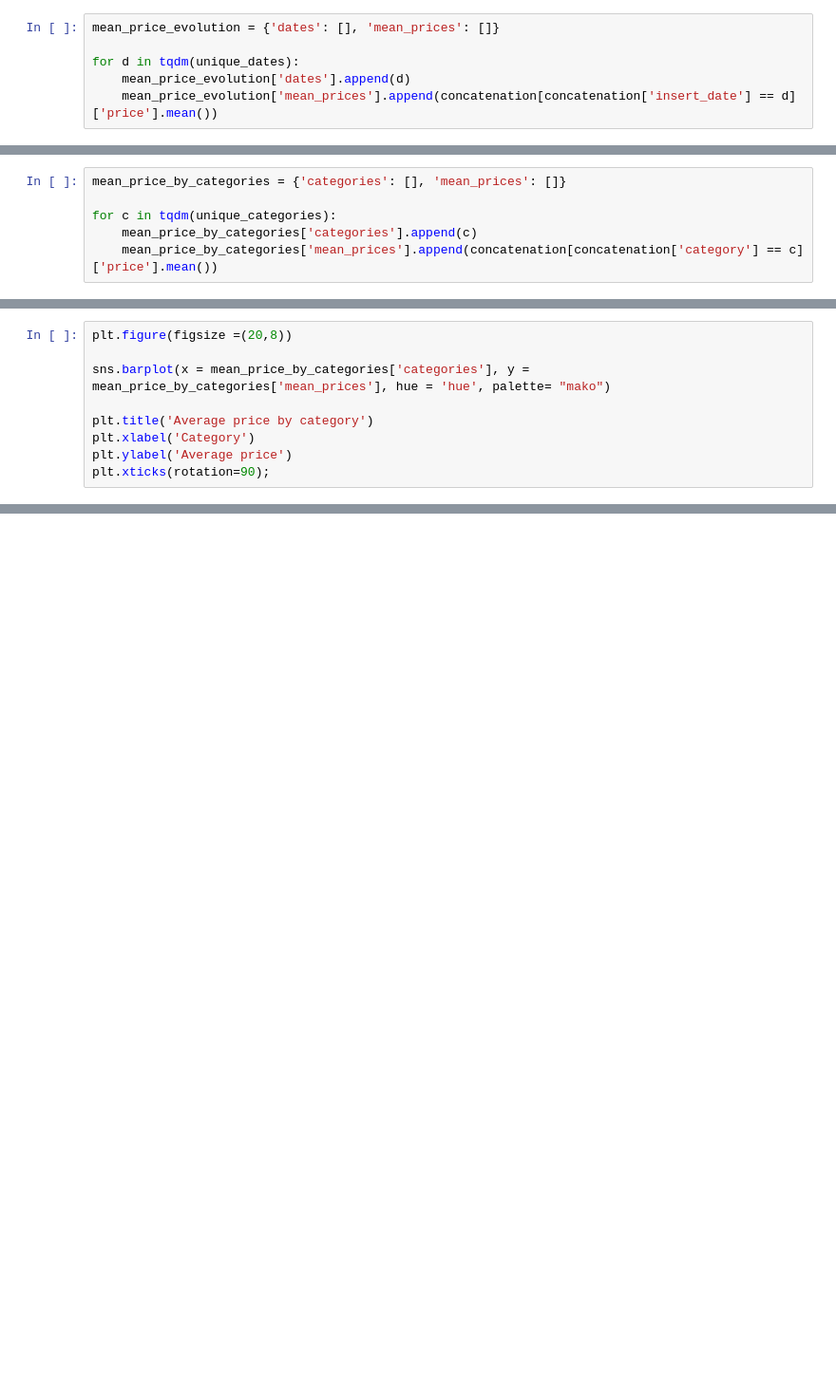
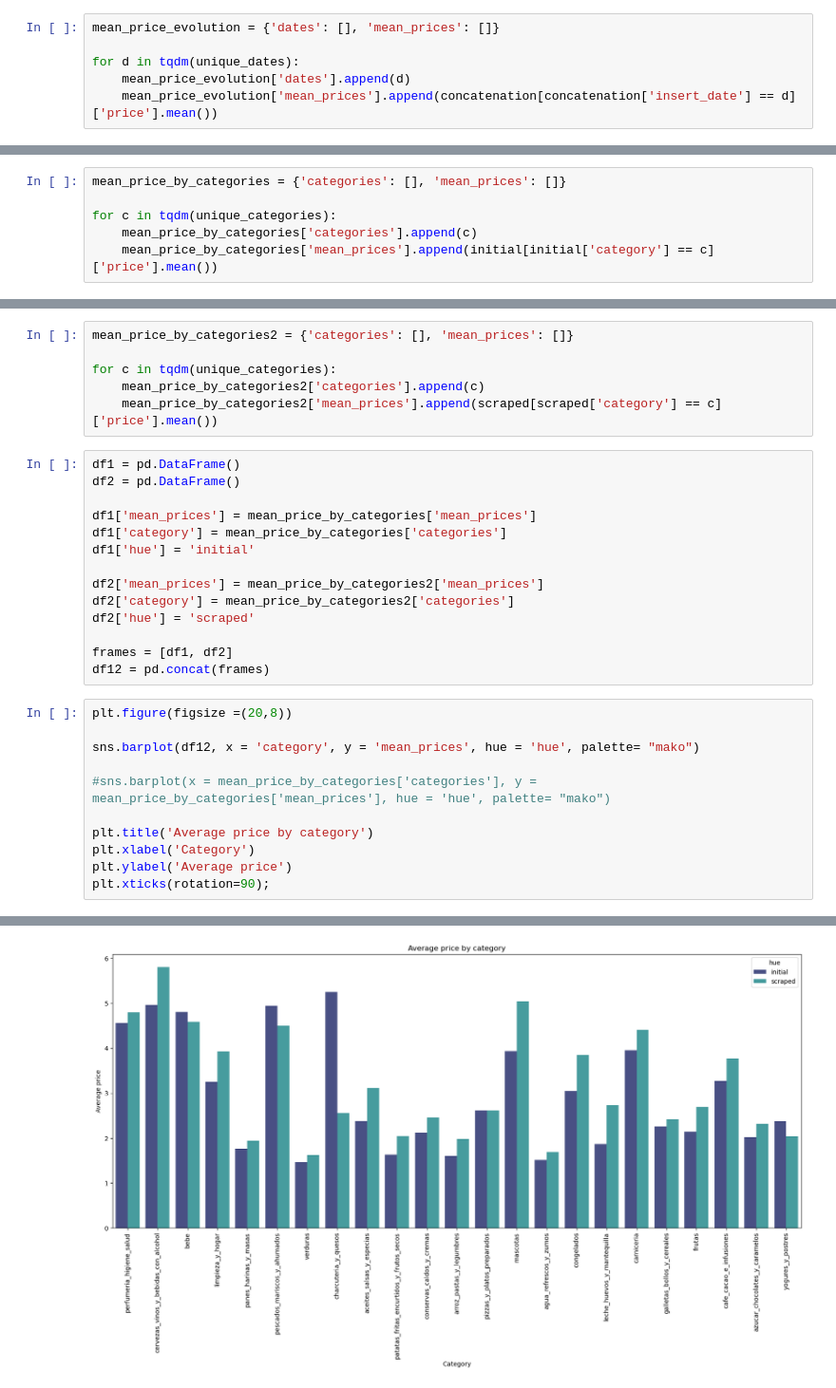
Before and after one commit to juanmolera/ETL-project, a Jupyter notebook: notebooks/test.ipynb, the cells around one changed output, grey strips where cells are left out. Shown at 95% size. Drawn from its saved outputs; the diff is of its cells as text; blank space fills up the shorter version.

```diff
--- a/notebooks/test.ipynb
+++ b/notebooks/test.ipynb
@@ -88,4 +78,4 @@ mean_price_by_categories = {'categories': [], 'mean_prices': []}
 
 for c in tqdm(unique_categories):
     mean_price_by_categories['categories'].append(c)
-    mean_price_by_categories['mean_prices'].append(concatenation[concatenation['category'] == c]['price'].mean())
+    mean_price_by_categories['mean_prices'].append(initial[initial['category'] == c]['price'].mean())
@@ -123,7 +82,29 @@ KeyboardInterrupt:
+# %%
+mean_price_by_categories2 = {'categories': [], 'mean_prices': []}
+
+for c in tqdm(unique_categories):
+    mean_price_by_categories2['categories'].append(c)
+    mean_price_by_categories2['mean_prices'].append(scraped[scraped['category'] == c]['price'].mean())
+# %%
+df1 = pd.DataFrame()
+df2 = pd.DataFrame()
+
+df1['mean_prices'] = mean_price_by_categories['mean_prices']
+df1['category'] = mean_price_by_categories['categories']
+df1['hue'] = 'initial'
+
+df2['mean_prices'] = mean_price_by_categories2['mean_prices']
+df2['category'] = mean_price_by_categories2['categories']
+df2['hue'] = 'scraped'
+
+frames = [df1, df2]
+df12 = pd.concat(frames)
 # %%
 plt.figure(figsize =(20,8))
 
-sns.barplot(x = mean_price_by_categories['categories'], y = mean_price_by_categories['mean_prices'], hue = 'hue', palette= "mako")
+sns.barplot(df12, x = 'category', y = 'mean_prices', hue = 'hue', palette= "mako")
+
+#sns.barplot(x = mean_price_by_categories['categories'], y = mean_price_by_categories['mean_prices'], hue = 'hue', palette= "mako")
 
 plt.title('Average price by category')
 plt.xlabel('Category')
@@ -134,0 +114 @@ ValueError: Could not interpret input 'hue'
+[figure, added]
```
Also changed, not shown: parts of 21 cells of this notebook, 5 other files.
